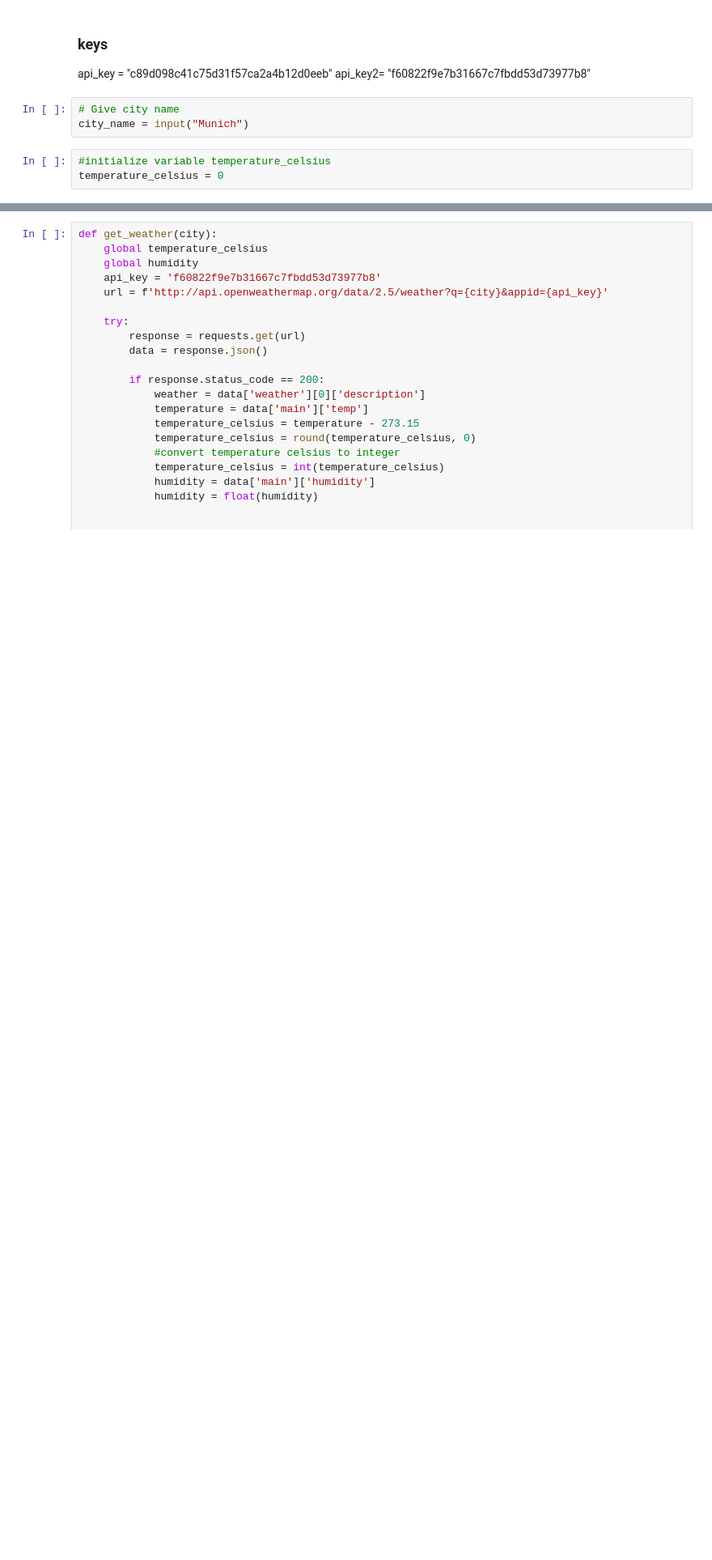
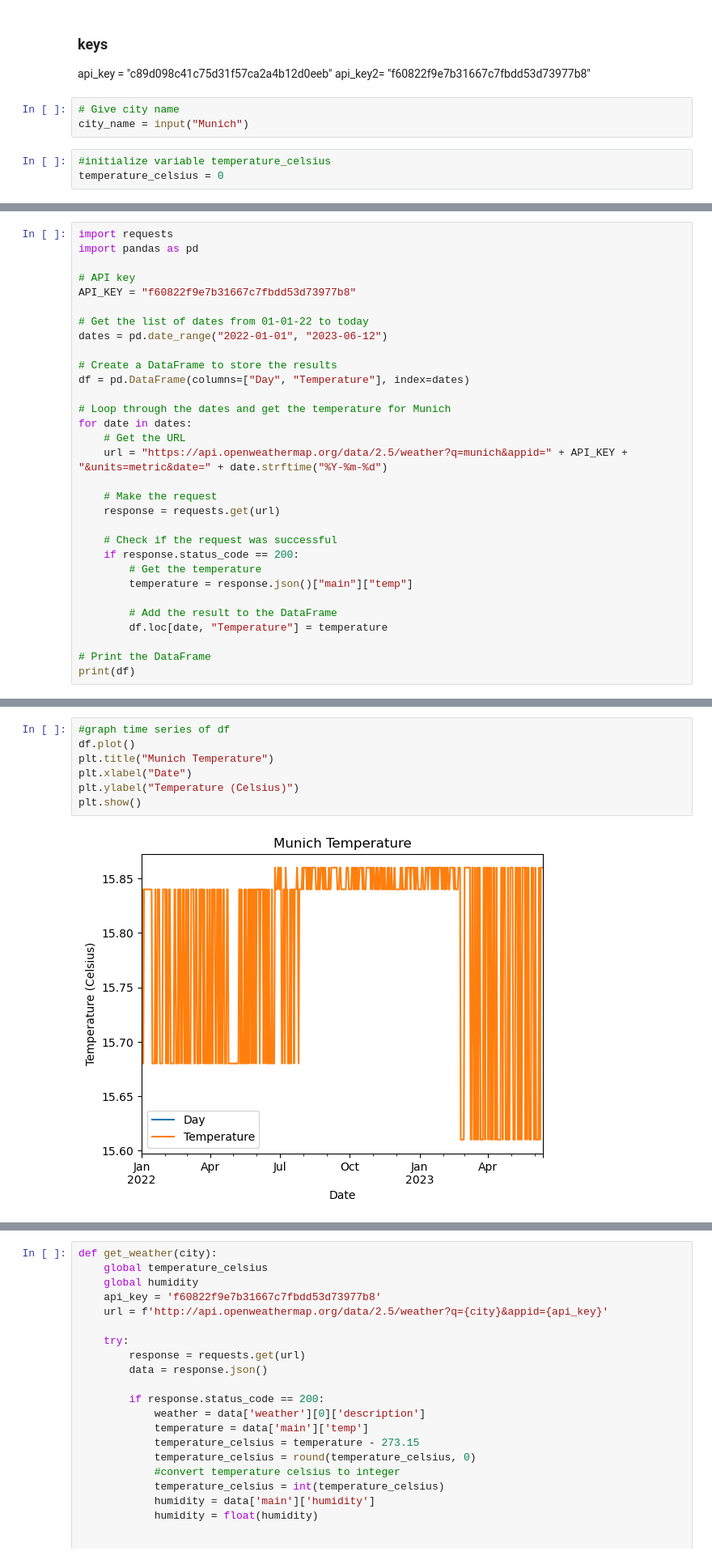
Before and after one commit to juanhorrillo/reinforcement_learning, a Jupyter notebook: integer_optimization_pyomo_restaurant.ipynb, the cells around one changed output, grey strips where cells are left out. Shown at 81% size. Drawn from its saved outputs; the diff is of its cells as text; blank space fills up the shorter version.

Commit message:
progress today, dataframe is not right

```diff
--- a/integer_optimization_pyomo_restaurant.ipynb
+++ b/integer_optimization_pyomo_restaurant.ipynb
@@ -25,0 +73,31 @@ temperature_celsius = 0
+# %%
+import requests
+import pandas as pd
+
+# API key
+API_KEY = "f60822f9e7b31667c7fbdd53d73977b8"
+
+# Get the list of dates from 01-01-22 to today
+dates = pd.date_range("2022-01-01", "2023-06-12")
+
+# Create a DataFrame to store the results
+df = pd.DataFrame(columns=["Day", "Temperature"], index=dates)
+
+# Loop through the dates and get the temperature for Munich
+for date in dates:
+    # Get the URL
+    url = "https://api.openweathermap.org/data/2.5/weather?q=munich&appid=" + API_KEY + "&units=metric&date=" + date.strftime("%Y-%m-%d")
+
+    # Make the request
+    response = requests.get(url)
+
+    # Check if the request was successful
+    if response.status_code == 200:
+        # Get the temperature
+        temperature = response.json()["main"]["temp"]
+
+        # Add the result to the DataFrame
+        df.loc[date, "Temperature"] = temperature
+
+# Print the DataFrame
+print(df)
@@ -25,0 +119,9 @@ temperature_celsius = 0
+# %%
+#graph time series of df
+df.plot()
+plt.title("Munich Temperature")
+plt.xlabel("Date")
+plt.ylabel("Temperature (Celsius)")
+plt.show()
+# %% [output]
+[figure, added]
```
Also changed, not shown: parts of 30 cells of this notebook, 1 other file.
